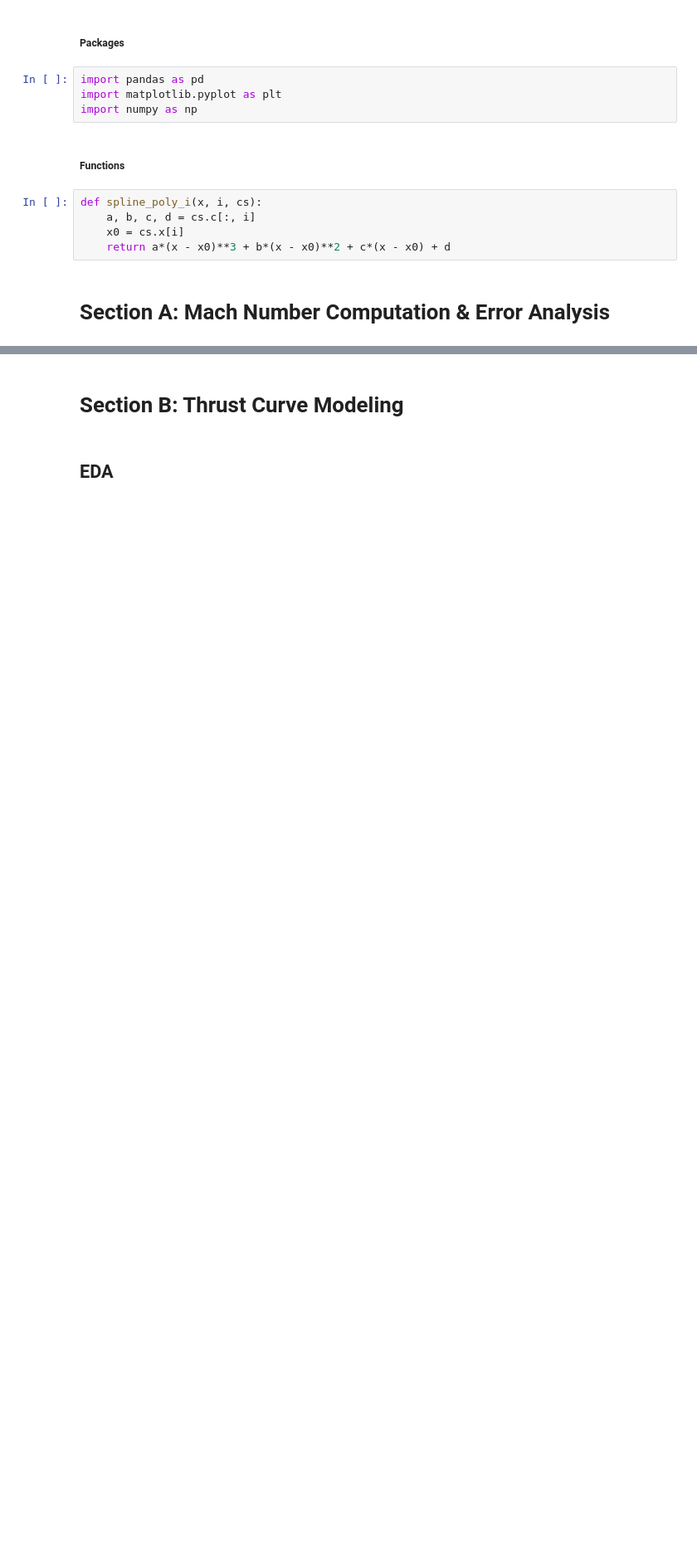
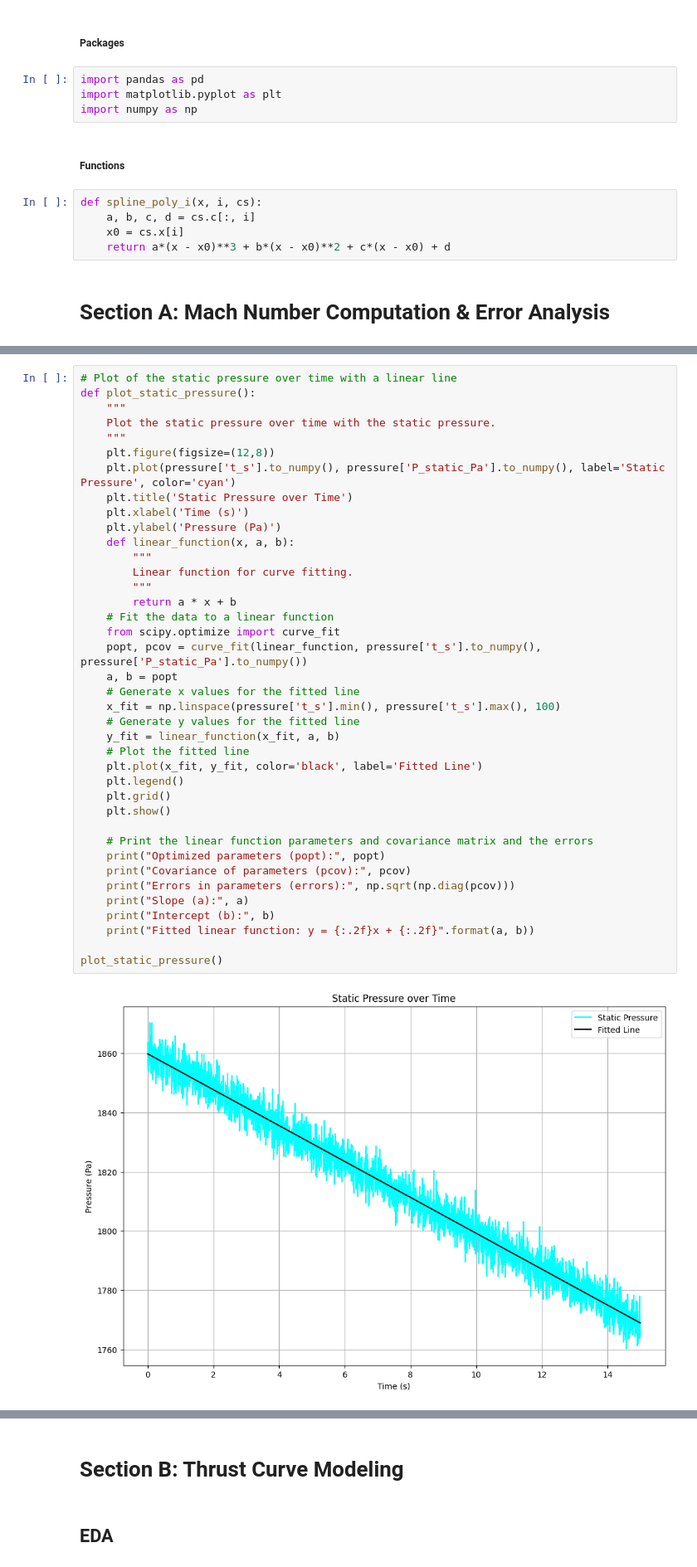
Before and after one commit to bennicholson2/final_project, a Jupyter notebook: code/final_project.ipynb, the cells around one changed output, grey strips where cells are left out. Shown at 83% size. Cells and saved outputs as stored; diff of their text form; blank space fills up the shorter version.

```diff
--- a/code/final_project.ipynb
+++ b/code/final_project.ipynb
@@ -17,0 +64,41 @@ def spline_poly_i(x, i, cs):
+# %%
+# Plot of the static pressure over time with a linear line
+def plot_static_pressure():
+    """
+    Plot the static pressure over time with the static pressure.
+    """
+    plt.figure(figsize=(12,8))
+    plt.plot(pressure['t_s'].to_numpy(), pressure['P_static_Pa'].to_numpy(), label='Static Pressure', color='cyan')
+    plt.title('Static Pressure over Time')
+    plt.xlabel('Time (s)')
+    plt.ylabel('Pressure (Pa)')
+    def linear_function(x, a, b):
+        """
+        Linear function for curve fitting.
+        """
+        return a * x + b
+    # Fit the data to a linear function
+    from scipy.optimize import curve_fit
+    popt, pcov = curve_fit(linear_function, pressure['t_s'].to_numpy(), pressure['P_static_Pa'].to_numpy())
+    a, b = popt
+    # Generate x values for the fitted line
+    x_fit = np.linspace(pressure['t_s'].min(), pressure['t_s'].max(), 100)
+    # Generate y values for the fitted line
+    y_fit = linear_function(x_fit, a, b)
+    # Plot the fitted line
+    plt.plot(x_fit, y_fit, color='black', label='Fitted Line')
+    plt.legend()
+    plt.grid()
+    plt.show()
+
+    # Print the linear function parameters and covariance matrix and the errors
+    print("Optimized parameters (popt):", popt)
+    print("Covariance of parameters (pcov):", pcov)
+    print("Errors in parameters (errors):", np.sqrt(np.diag(pcov)))
+    print("Slope (a):", a)
+    print("Intercept (b):", b)
+    print("Fitted linear function: y = {:.2f}x + {:.2f}".format(a, b))
+
+plot_static_pressure()
+# %% [output]
+[figure, added]
```
Also changed, not shown: parts of 35 cells of this notebook.
